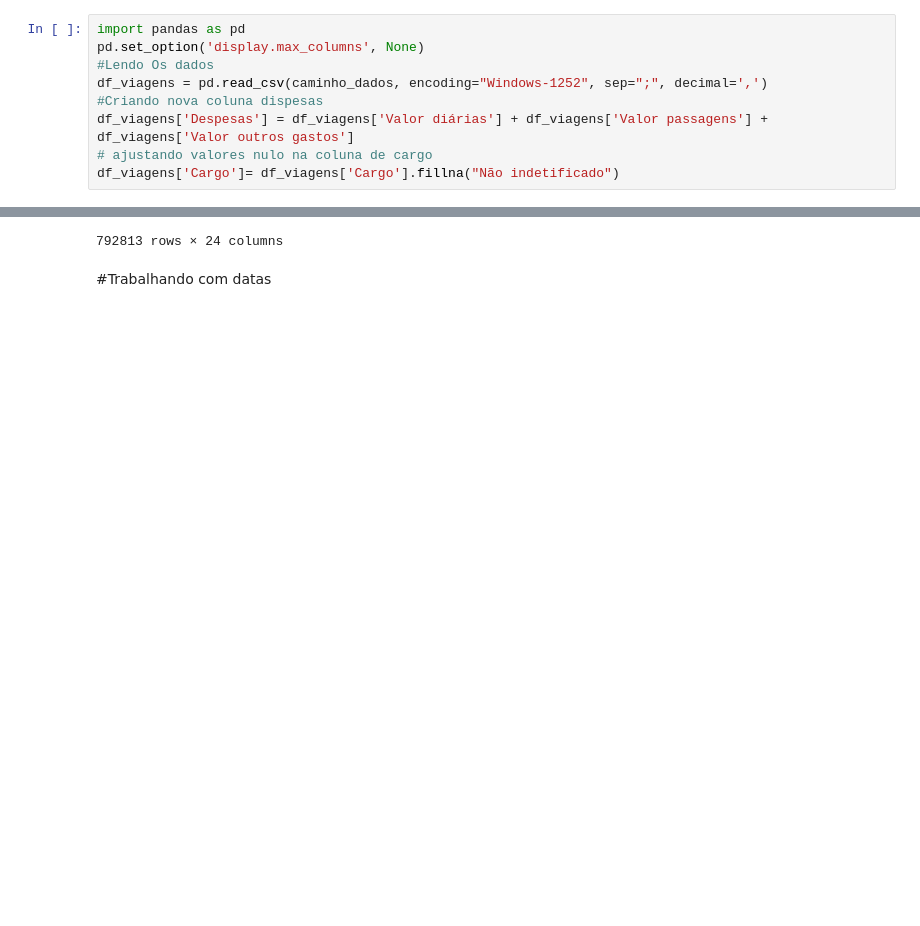
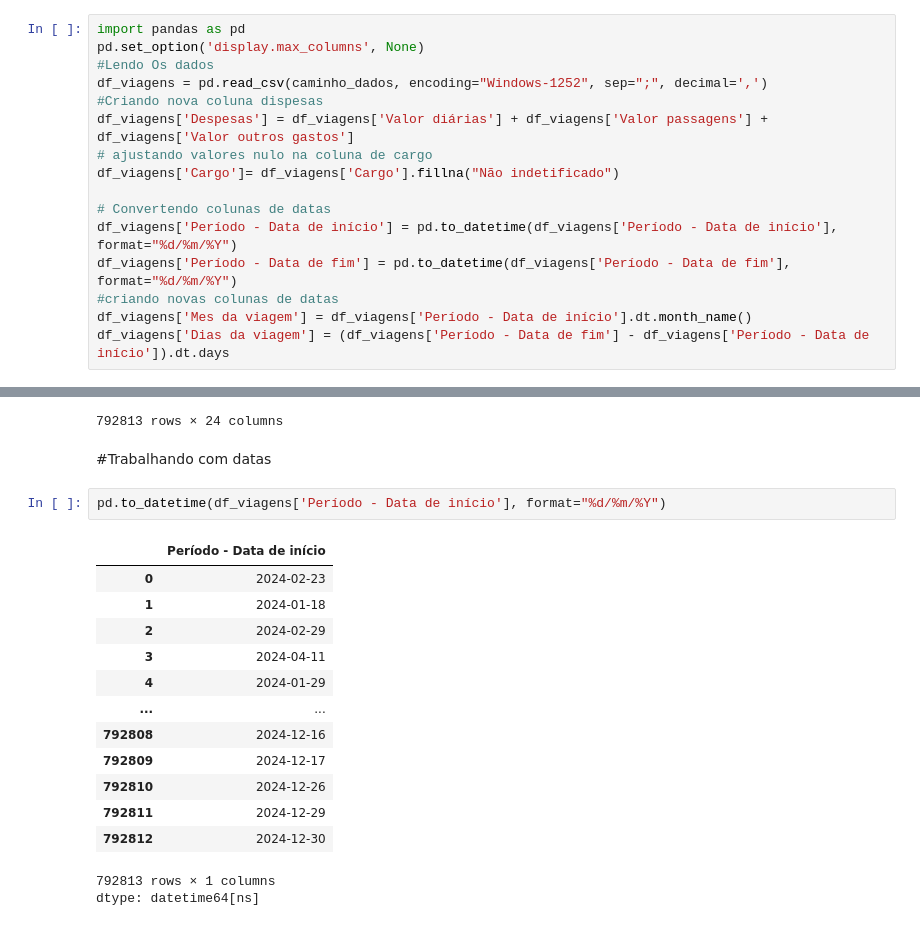
Before and after one commit to Murilo11/Analise-de-Dados-Portal-de-Transparencia, a Jupyter notebook: Analise_De_Dados_do_Portal_da_Transparencia.ipynb, the cells around one changed output, grey strips where cells are left out. Drawn from its saved outputs; the diff is of its cells as text; blank space fills up the shorter version.

Commit message:
Trabalhando com datas

```diff
--- a/Analise_De_Dados_do_Portal_da_Transparencia.ipynb
+++ b/Analise_De_Dados_do_Portal_da_Transparencia.ipynb
@@ -13,6 +13,13 @@ df_viagens = pd.read_csv(caminho_dados, encoding="Windows-1252", sep=";", decima
 df_viagens['Despesas'] = df_viagens['Valor diárias'] + df_viagens['Valor passagens'] + df_viagens['Valor outros gastos']
 # ajustando valores nulo na coluna de cargo
 df_viagens['Cargo']= df_viagens['Cargo'].fillna("Não indetificado")
+
+# Convertendo colunas de datas
+df_viagens['Período - Data de início'] = pd.to_datetime(df_viagens['Período - Data de início'], format="%d/%m/%Y")
+df_viagens['Período - Data de fim'] = pd.to_datetime(df_viagens['Período - Data de fim'], format="%d/%m/%Y")
+#criando novas colunas de datas
+df_viagens['Mes da viagem'] = df_viagens['Período - Data de início'].dt.month_name()
+df_viagens['Dias da viagem'] = (df_viagens['Período - Data de fim'] - df_viagens['Período - Data de início']).dt.days
 # %%
 df_viagens
 # %% [output]
@@ -361,3 +368,20 @@ df_viagens
 792813 rows × 24 columns
 # %% [markdown]
 #Trabalhando com datas
+# %%
+pd.to_datetime(df_viagens['Período - Data de início'], format="%d/%m/%Y")
+# %% [output]
+|  | Período - Data de início |
+| 0 | 2024-02-23 |
+| 1 | 2024-01-18 |
+| 2 | 2024-02-29 |
+| 3 | 2024-04-11 |
+| 4 | 2024-01-29 |
+| ... | ... |
+| 792808 | 2024-12-16 |
+| 792809 | 2024-12-17 |
+| 792810 | 2024-12-26 |
+| 792811 | 2024-12-29 |
+| 792812 | 2024-12-30 |
+792813 rows × 1 columns
+dtype: datetime64[ns]
```
Also changed, not shown: parts of 3 cells of this notebook.
